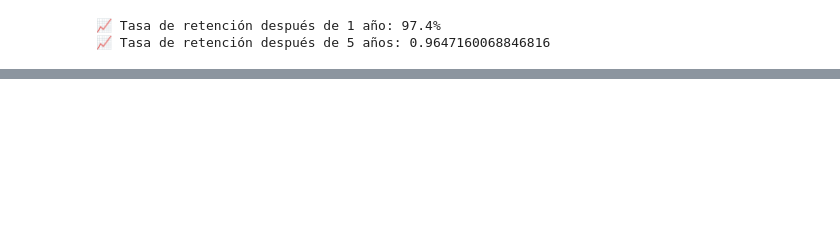
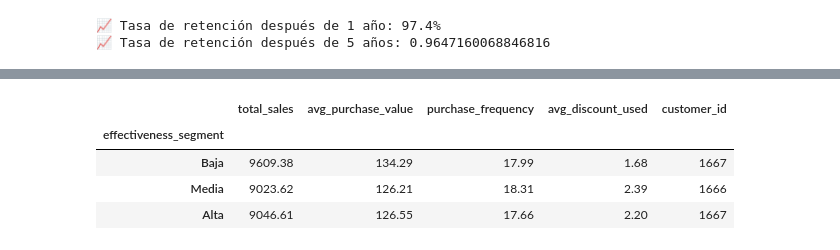
Before and after one commit to ChurnGuard/ChurnInsight, a Jupyter notebook: data-science/notebooks/Data_Analyst.ipynb, the cells around one changed output, grey strips where cells are left out. Drawn from its saved outputs; the diff is of its cells as text; code cells hidden in the pictures; blank space fills up the shorter version.

```diff
--- a/data-science/notebooks/Data_Analyst.ipynb
+++ b/data-science/notebooks/Data_Analyst.ipynb
@@ -1230,0 +1335,91 @@ else:
+# %%
+# Crear visualizaciones
+fig_promo_impact = make_subplots(
+    rows=2, cols=2,
+    subplot_titles=[
+        'Ventas Promedio por Uso de Promociones',
+        'Valor de Compra por Uso de Promociones',
+        'Frecuencia por Uso de Promociones',
+        'Descuento Usado por Tipo de Promoción'
+    ],
+    vertical_spacing=0.15,
+    horizontal_spacing=0.15
+)
+
+# Gráfico 1: Ventas por uso de promociones
+if 'promo_flag' in df_promo.columns:
+    sales_by_promo = df_promo.groupby('promo_flag')['total_sales'].mean()
+    fig_promo_impact.add_trace(
+        go.Bar(x=['Sin Promo', 'Con Promo'], y=sales_by_promo.values,
+               marker_color=['mediumpurple', 'orange'], name='Ventas'),
+        row=1, col=1
+    )
+
+# Gráfico 2: Valor de compra por uso de promociones
+if 'promo_flag' in df_promo.columns:
+    value_by_promo = df_promo.groupby('promo_flag')['avg_purchase_value'].mean()
+    fig_promo_impact.add_trace(
+        go.Bar(x=['Sin Promo', 'Con Promo'], y=value_by_promo.values,
+               marker_color=['mediumpurple', 'orange'], name='Valor Compra'),
+        row=1, col=2
+    )
+
+# Gráfico 3: Frecuencia por uso de promociones
+if 'promo_flag' in df_promo.columns:
+    freq_by_promo = df_promo.groupby('promo_flag')['purchase_frequency'].mean()
+    fig_promo_impact.add_trace(
+        go.Bar(x=['Sin Promo', 'Con Promo'], y=freq_by_promo.values,
+               marker_color=['mediumpurple', 'orange'], name='Frecuencia'),
+        row=2, col=1
+    )
+
+# Gráfico 4: Descuento por tipo de promoción
+if 'promotion_type' in df_promo.columns and 'avg_discount_used' in df_promo.columns:
+    discount_by_type = df_promo.groupby('promotion_type')['avg_discount_used'].mean()
+    fig_promo_impact.add_trace(
+        go.Bar(x=discount_by_type.index, y=discount_by_type.values,
+               marker_color='mediumpurple', name='Descuento'),
+        row=2, col=2
+    )
+
+fig_promo_impact.update_layout(
+    height=600,
+    showlegend=False,
+    title_text="Impacto de Promociones en Comportamiento de Compra"
+)
+fig_promo_impact.show()
+
+# Análisis de efectividad de promociones
+if 'promotion_effectiveness' in df_promo.columns:
+    print("\n📊 EFECTIVIDAD DE PROMOCIONES:")
+
+    # Distribución de efectividad
+    print(f"• Efectividad promedio: {df_promo['promotion_effectiveness'].mean():.2%}")
+    print(f"• Desviación estándar: {df_promo['promotion_effectiveness'].std():.2%}")
+
+    # Segmentar por nivel de efectividad
+    df_promo['effectiveness_segment'] = pd.qcut(
+    df_promo['promotion_effectiveness'].rank(method='first'),
+    q=3,
+    labels=['Baja', 'Media', 'Alta']
+)
+
+    print(f"\n📈 COMPORTAMIENTO POR NIVEL DE EFECTIVIDAD:")
+    effectiveness_analysis = df_promo.groupby('effectiveness_segment').agg({
+        'total_sales': 'mean',
+        'avg_purchase_value': 'mean',
+        'purchase_frequency': 'mean',
+        'avg_discount_used': 'mean',
+        'customer_id': 'count'
+    }).round(2)
+
+    display(effectiveness_analysis)
+
+    # Visualización
+    fig_effectiveness = px.box(df_promo, x='effectiveness_segment', y='total_sales',
+                              color='effectiveness_segment',
+                              title='Distribución de Ventas por Efectividad de Promociones',
+                              labels={'effectiveness_segment': 'Efectividad',
+                                     'total_sales': 'Ventas Totales ($)'})
+    fig_effectiveness.show()
+# %% [output]
@@ -1230,0 +1432,5 @@ else:
+|  | total_sales | avg_purchase_value | purchase_frequency | avg_discount_used | customer_id |
+| effectiveness_segment |  |  |  |  |  |
+| Baja | 9609.38 | 134.29 | 17.99 | 1.68 | 1667 |
+| Media | 9023.62 | 126.21 | 18.31 | 2.39 | 1666 |
+| Alta | 9046.61 | 126.55 | 17.66 | 2.20 | 1667 |
```
Also changed, not shown: parts of 12 cells of this notebook.
